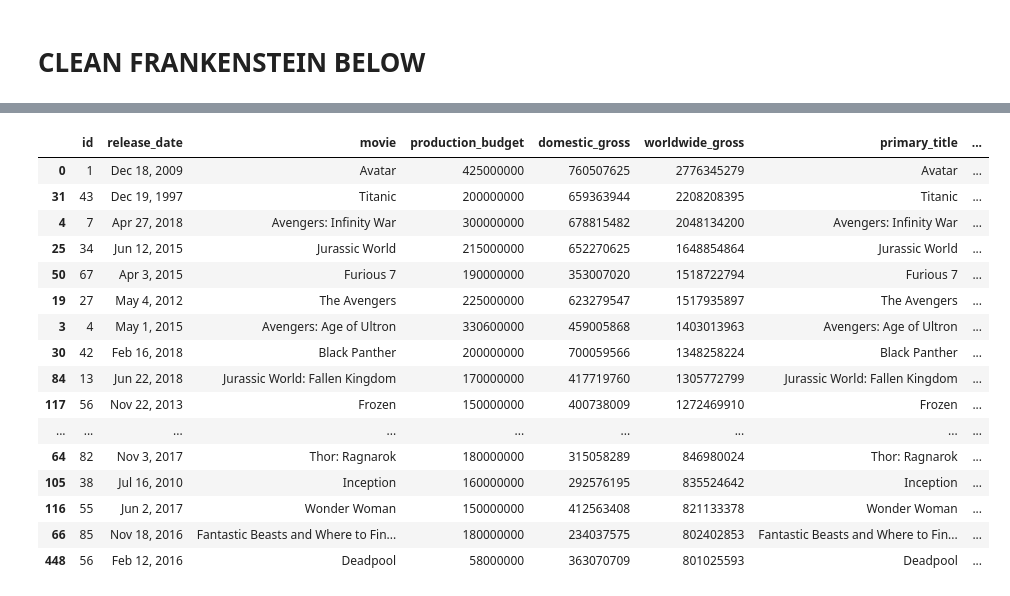
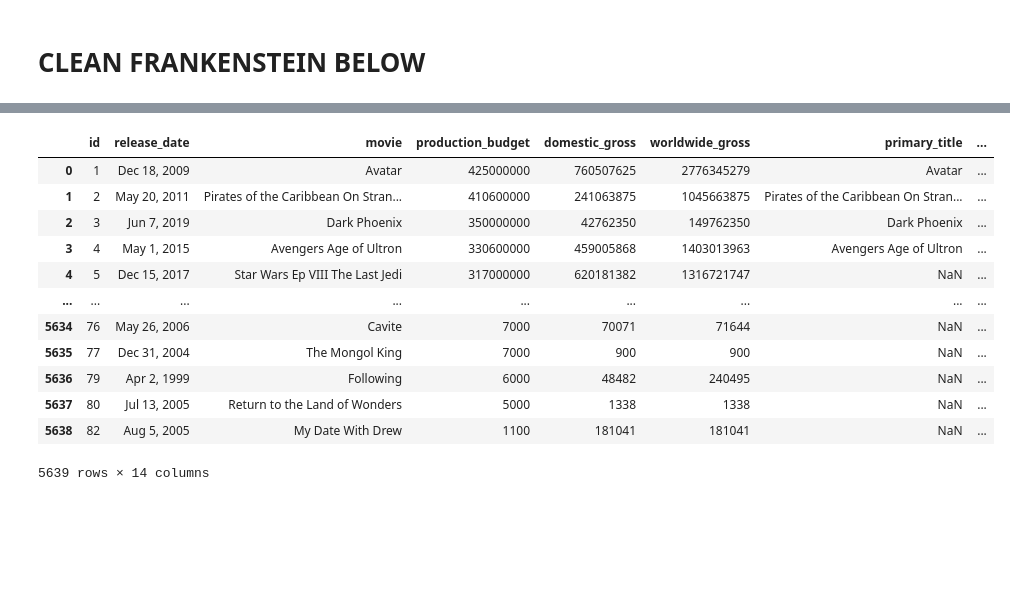
Before and after one commit to learn-co-curriculum/dsc-phase-1-project-v2-3, a Jupyter notebook: Randoplots.ipynb, the cells around one changed output, grey strips where cells are left out. Saved outputs shown, nothing was run; the diff lists cells and outputs as text; code cells hidden in the pictures; blank space fills up the shorter version.

```diff
--- a/Randoplots.ipynb
+++ b/Randoplots.ipynb
@@ -126,19 +87,0 @@ memory usage: 158.9+ KB
-# %%
-sns.set_theme(style="whitegrid")
-
-fig, ax = plt.subplots(figsize=(20, 25))
-
-x = bom_movie_gross.sort_values('worldwide_gross', ascending = False)[:10]['worldwide_gross']
-y = bom_movie_gross.sort_values('worldwide_gross', ascending = False)[:10]['title']
-z = bom_movie_gross.sort_values('worldwide_gross', ascending = False)[:10]['domestic_gross']
-
-ax.set_title('Top Ten Worldwide Gross', size=30)
-ax.set_xlabel('Titles', size=25)
-ax.set_xticklabels(x, size=15, rotation=15)
-ax.set_yticklabels(y, size=25)
-ax.set_ylabel("Worldwide Gross", size=25)
-sns.set_color_codes('deep')
-sns.barplot(x=x, y=y, orient='h', label='Worldwide')
-sns.set_color_codes("pastel")
-sns.barplot(x=z, y=y, orient='h', label='Domestic')
-ax.legend(ncol=2, loc="lower right", frameon=True, fontsize=20);
@@ -274,23 +126,17 @@ imdb_frankenstein_bride
 # %%
 # Merging tn_movie_budgets with frankenstein
-tn_movie_monster = tn_movie_budgets.merge(imdb_frankenstein_bride, how='inner', left_on='movie', right_on='primary_title')
+tn_movie_monster = tn_movie_budgets.merge(imdb_frankenstein_bride, how='left', left_on='movie', right_on='primary_title')
+# %% [output]
+|  | id | release_date | movie | production_budget | domestic_gross | worldwide_gross | primary_title | ... |
+| 0 | 1 | Dec 18, 2009 | Avatar | 425000000 | 760507625 | 2776345279 | Avatar | ... |
+| 1 | 2 | May 20, 2011 | Pirates of the Caribbean On Stran... | 410600000 | 241063875 | 1045663875 | Pirates of the Caribbean On Stran... | ... |
+| 2 | 3 | Jun 7, 2019 | Dark Phoenix | 350000000 | 42762350 | 149762350 | Dark Phoenix | ... |
+| 3 | 4 | May 1, 2015 | Avengers Age of Ultron | 330600000 | 459005868 | 1403013963 | Avengers Age of Ultron | ... |
+| 4 | 5 | Dec 15, 2017 | Star Wars Ep VIII The Last Jedi | 317000000 | 620181382 | 1316721747 | NaN | ... |
+| ... | ... | ... | ... | ... | ... | ... | ... | ... |
+| 5634 | 76 | May 26, 2006 | Cavite | 7000 | 70071 | 71644 | NaN | ... |
+| 5635 | 77 | Dec 31, 2004 | The Mongol King | 7000 | 900 | 900 | NaN | ... |
+| 5636 | 79 | Apr 2, 1999 | Following | 6000 | 48482 | 240495 | NaN | ... |
+| 5637 | 80 | Jul 13, 2005 | Return to the Land of Wonders | 5000 | 1338 | 1338 | NaN | ... |
+| 5638 | 82 | Aug 5, 2005 | My Date With Drew | 1100 | 181041 | 181041 | NaN | ... |
+5639 rows × 14 columns
-# %%
-tn_movie_monster.sort_values('worldwide_gross', ascending=False)[:50]
-# %% [output]
-|  | id | release_date | movie | production_budget | domestic_gross | worldwide_gross | primary_title | ... |
-| 0 | 1 | Dec 18, 2009 | Avatar | 425000000 | 760507625 | 2776345279 | Avatar | ... |
-| 31 | 43 | Dec 19, 1997 | Titanic | 200000000 | 659363944 | 2208208395 | Titanic | ... |
-| 4 | 7 | Apr 27, 2018 | Avengers: Infinity War | 300000000 | 678815482 | 2048134200 | Avengers: Infinity War | ... |
-| 25 | 34 | Jun 12, 2015 | Jurassic World | 215000000 | 652270625 | 1648854864 | Jurassic World | ... |
-| 50 | 67 | Apr 3, 2015 | Furious 7 | 190000000 | 353007020 | 1518722794 | Furious 7 | ... |
-| 19 | 27 | May 4, 2012 | The Avengers | 225000000 | 623279547 | 1517935897 | The Avengers | ... |
-| 3 | 4 | May 1, 2015 | Avengers: Age of Ultron | 330600000 | 459005868 | 1403013963 | Avengers: Age of Ultron | ... |
-| 30 | 42 | Feb 16, 2018 | Black Panther | 200000000 | 700059566 | 1348258224 | Black Panther | ... |
-| 84 | 13 | Jun 22, 2018 | Jurassic World: Fallen Kingdom | 170000000 | 417719760 | 1305772799 | Jurassic World: Fallen Kingdom | ... |
-| 117 | 56 | Nov 22, 2013 | Frozen | 150000000 | 400738009 | 1272469910 | Frozen | ... |
-| ... | ... | ... | ... | ... | ... | ... | ... | ... |
-| 64 | 82 | Nov 3, 2017 | Thor: Ragnarok | 180000000 | 315058289 | 846980024 | Thor: Ragnarok | ... |
-| 105 | 38 | Jul 16, 2010 | Inception | 160000000 | 292576195 | 835524642 | Inception | ... |
-| 116 | 55 | Jun 2, 2017 | Wonder Woman | 150000000 | 412563408 | 821133378 | Wonder Woman | ... |
-| 66 | 85 | Nov 18, 2016 | Fantastic Beasts and Where to Fin... | 180000000 | 234037575 | 802402853 | Fantastic Beasts and Where to Fin... | ... |
-| 448 | 56 | Feb 12, 2016 | Deadpool | 58000000 | 363070709 | 801025593 | Deadpool | ... |
```
Also changed, not shown: parts of 22 cells of this notebook.
